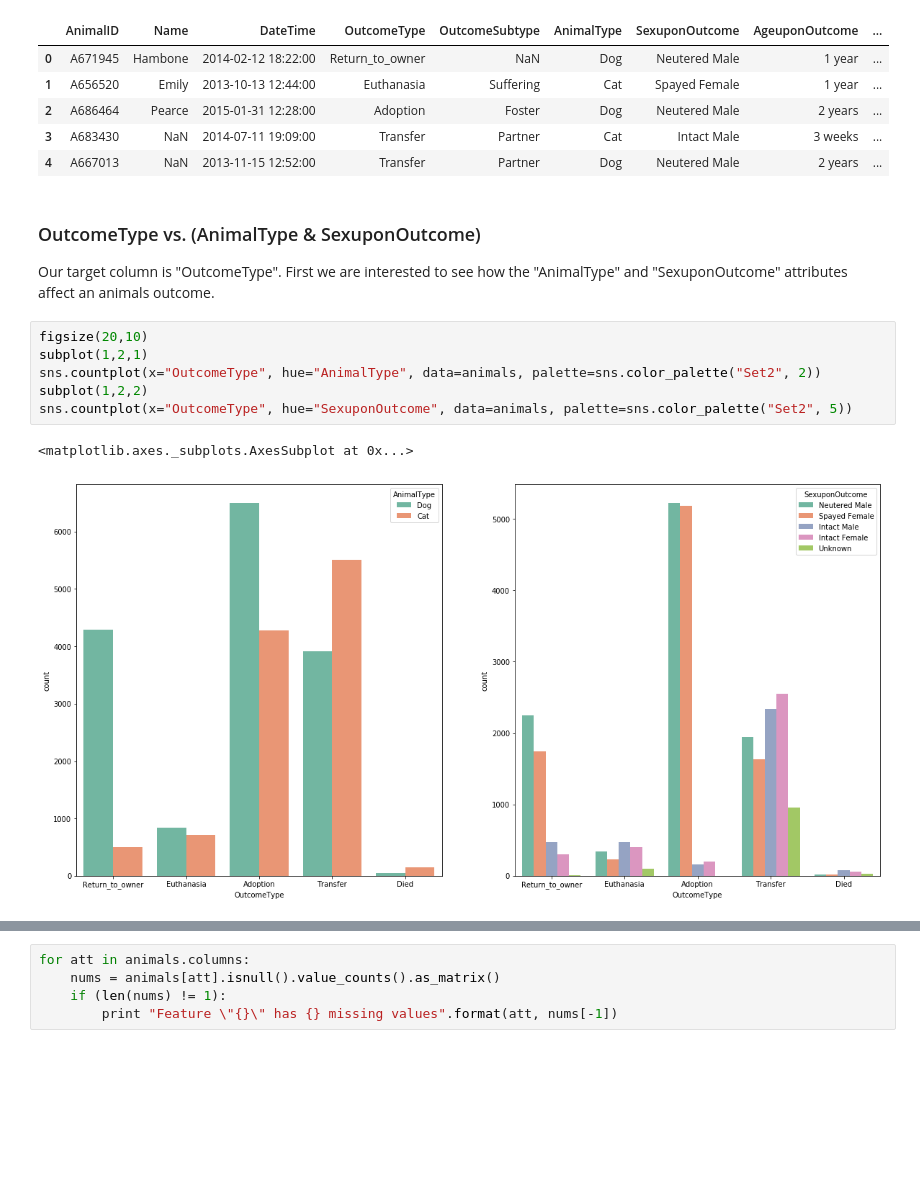
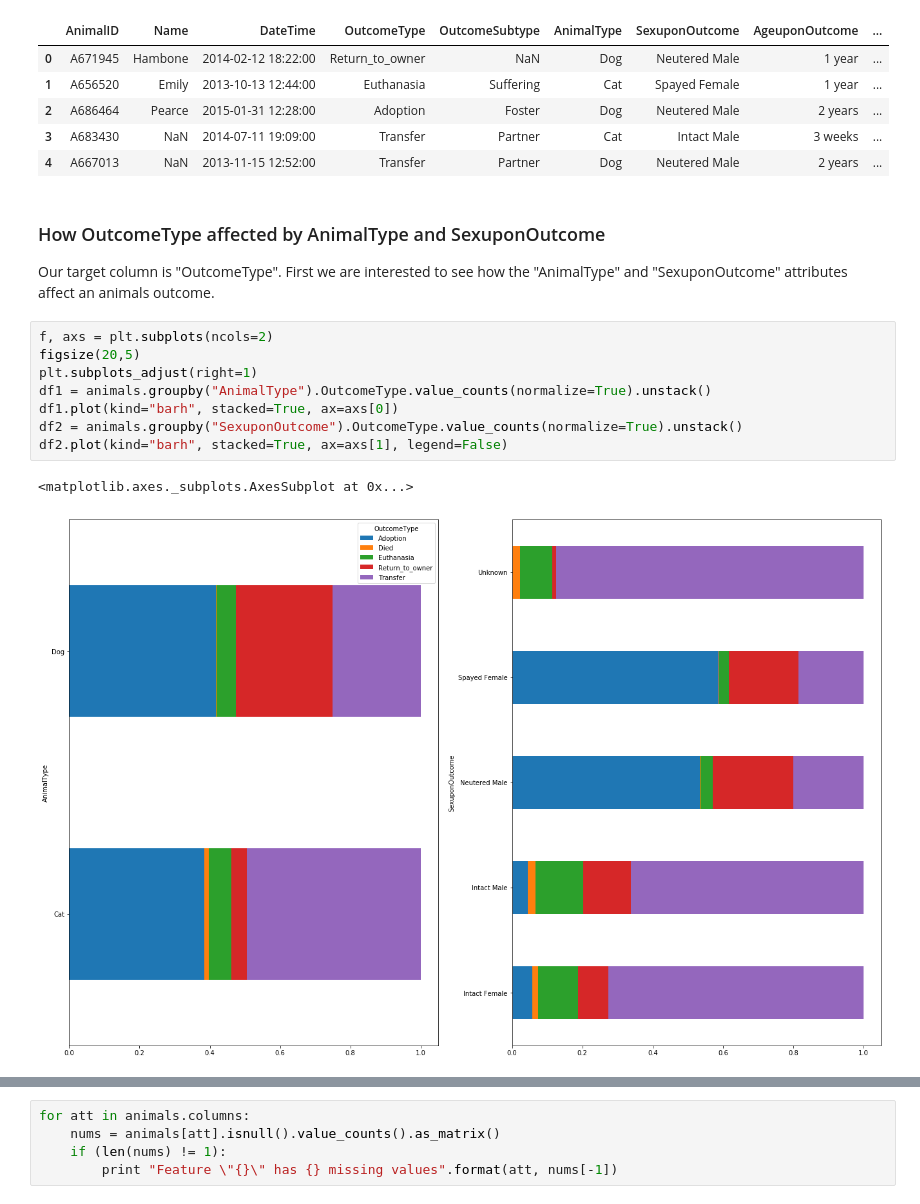
Before and after one commit to mspinelli/animal_shelter, a Jupyter notebook: DataExplore.ipynb, the cells around one changed output, grey strips where cells are left out. Cells and saved outputs as stored; diff of their text form; blank space fills up the shorter version.

```diff
--- a/DataExplore.ipynb
+++ b/DataExplore.ipynb
@@ -19,16 +19,18 @@ animals.head()
 | 3 | A683430 | NaN | 2014-07-11 19:09:00 | Transfer | Partner | Cat | Intact Male | 3 weeks | ... |
 | 4 | A667013 | NaN | 2013-11-15 12:52:00 | Transfer | Partner | Dog | Neutered Male | 2 years | ... |
 # %% [markdown]
-### OutcomeType vs. (AnimalType & SexuponOutcome)
+### How OutcomeType affected by AnimalType and SexuponOutcome
 Our target column is "OutcomeType". First we are interested to see how the "AnimalType" and "SexuponOutcome" attributes affect an animals outcome.
-# %%
-figsize(20,10)
-subplot(1,2,1)
-sns.countplot(x="OutcomeType", hue="AnimalType", data=animals, palette=sns.color_palette("Set2", 2))
-subplot(1,2,2)
-sns.countplot(x="OutcomeType", hue="SexuponOutcome", data=animals, palette=sns.color_palette("Set2", 5))
-# %% [output]
-<matplotlib.axes._subplots.AxesSubplot at 0x...>
-[figure, removed]
+# %%
+f, axs = plt.subplots(ncols=2)
+figsize(20,5)
+plt.subplots_adjust(right=1)
+df1 = animals.groupby("AnimalType").OutcomeType.value_counts(normalize=True).unstack()
+df1.plot(kind="barh", stacked=True, ax=axs[0])
+df2 = animals.groupby("SexuponOutcome").OutcomeType.value_counts(normalize=True).unstack()
+df2.plot(kind="barh", stacked=True, ax=axs[1], legend=False)
+# %% [output]
+<matplotlib.axes._subplots.AxesSubplot at 0x...>
+[figure, added]
 # %% [markdown]
 We have several findings here:
```
Also changed, not shown: parts of 22 cells of this notebook.
